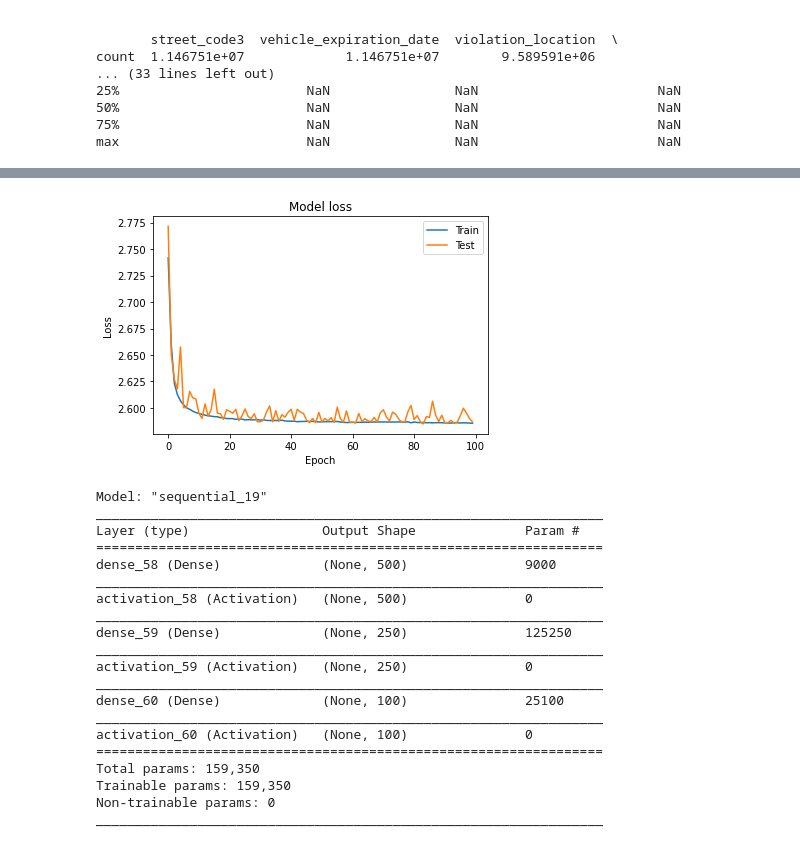
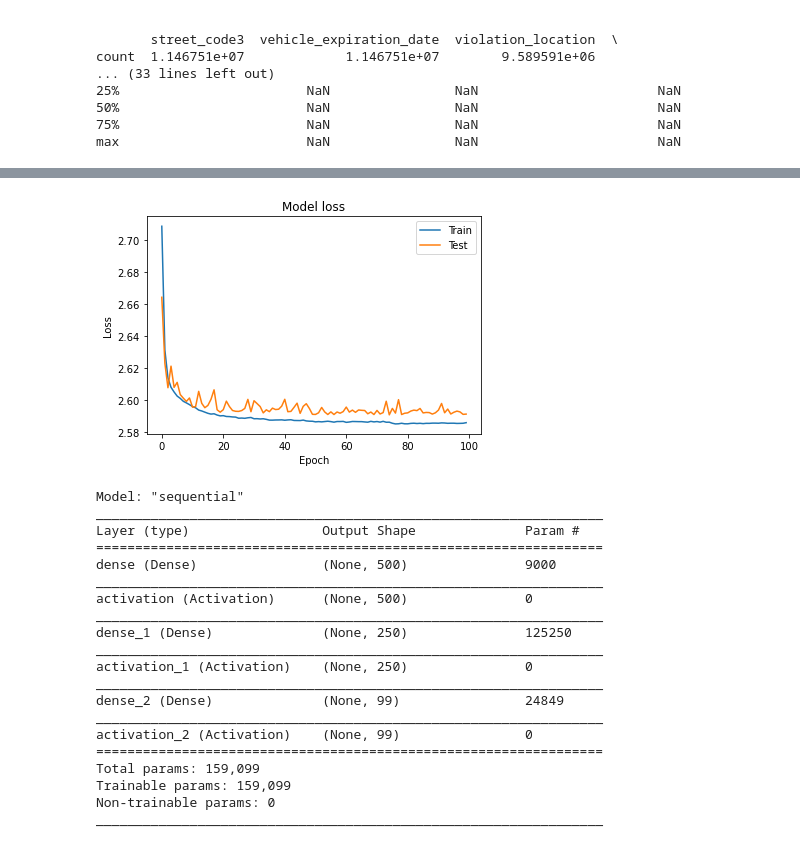
Before and after one commit to bendavp/nyc-parking-ticket, a Jupyter notebook: report.ipynb, the cells around one changed output, grey strips where cells are left out. Saved outputs shown, nothing was run; the diff lists cells and outputs as text; code cells hidden in the pictures.

```diff
--- a/report.ipynb
+++ b/report.ipynb
@@ -659,12 +705,10 @@ def init_model():
     # 17 features
     model.add(Dense(500, input_dim=17))
     model.add(Activation('sigmoid'))
-#     model.add(Dropout(0.4))
     model.add(Dense(250))
     model.add(Activation('sigmoid'))
-#     model.add(Dropout(0.4))
-    # 100 different output classes
-    model.add(Dense(100))
+    # 99 different output classes
+    model.add(Dense(99))
     model.add(Activation('softmax'))
 
     rms = RMSprop()
@@ -696,8 +740,8 @@ def plot_losses(hist):
     plt.legend(['Train', 'Test'], loc='upper right')
     plt.show()
 # %%
-# y_train = np_utils.to_categorical(y_train, 100)
-# y_test = np_utils.to_categorical(y_test, 100)
+y_train = np_utils.to_categorical(y_train)
+y_test = np_utils.to_categorical(y_test)
 
 nn_model = init_model()
 history = run_network(model = nn_model, epochs=100)
@@ -724,21 +768,21 @@ Network's test loss and accuracy duration: 56.362284421920776
-[figure, old version]
+[figure, new version]
-Model: "sequential_19"
+Model: "sequential"
 _________________________________________________________________
 Layer (type)                 Output Shape              Param #
 =================================================================
-dense_58 (Dense)             (None, 500)               9000
+dense (Dense)                (None, 500)               9000
 _________________________________________________________________
-activation_58 (Activation)   (None, 500)               0
+activation (Activation)      (None, 500)               0
 _________________________________________________________________
-dense_59 (Dense)             (None, 250)               125250
+dense_1 (Dense)              (None, 250)               125250
 _________________________________________________________________
-activation_59 (Activation)   (None, 250)               0
+activation_1 (Activation)    (None, 250)               0
 _________________________________________________________________
-dense_60 (Dense)             (None, 100)               25100
+dense_2 (Dense)              (None, 99)                24849
 _________________________________________________________________
-activation_60 (Activation)   (None, 100)               0
+activation_2 (Activation)    (None, 99)                0
 =================================================================
-Total params: 159,350
-Trainable params: 159,350
+Total params: 159,099
+Trainable params: 159,099
 Non-trainable params: 0
 _________________________________________________________________
```
Also changed, not shown: parts of 11 cells of this notebook.
